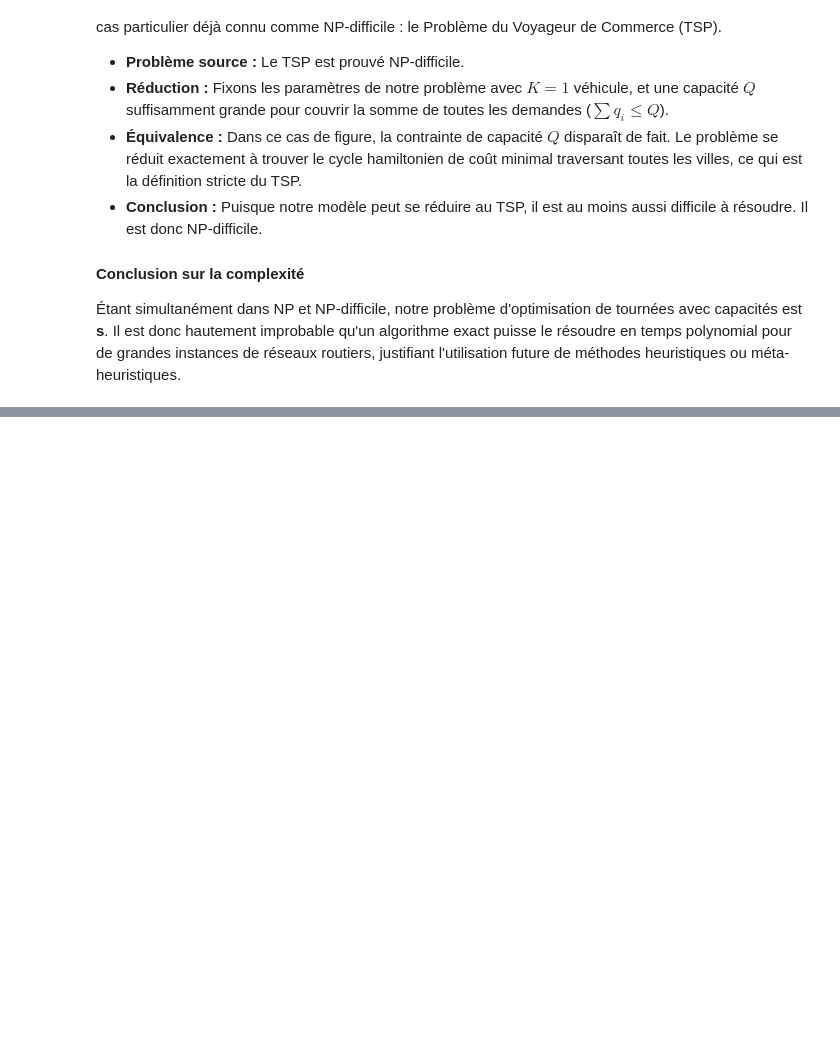
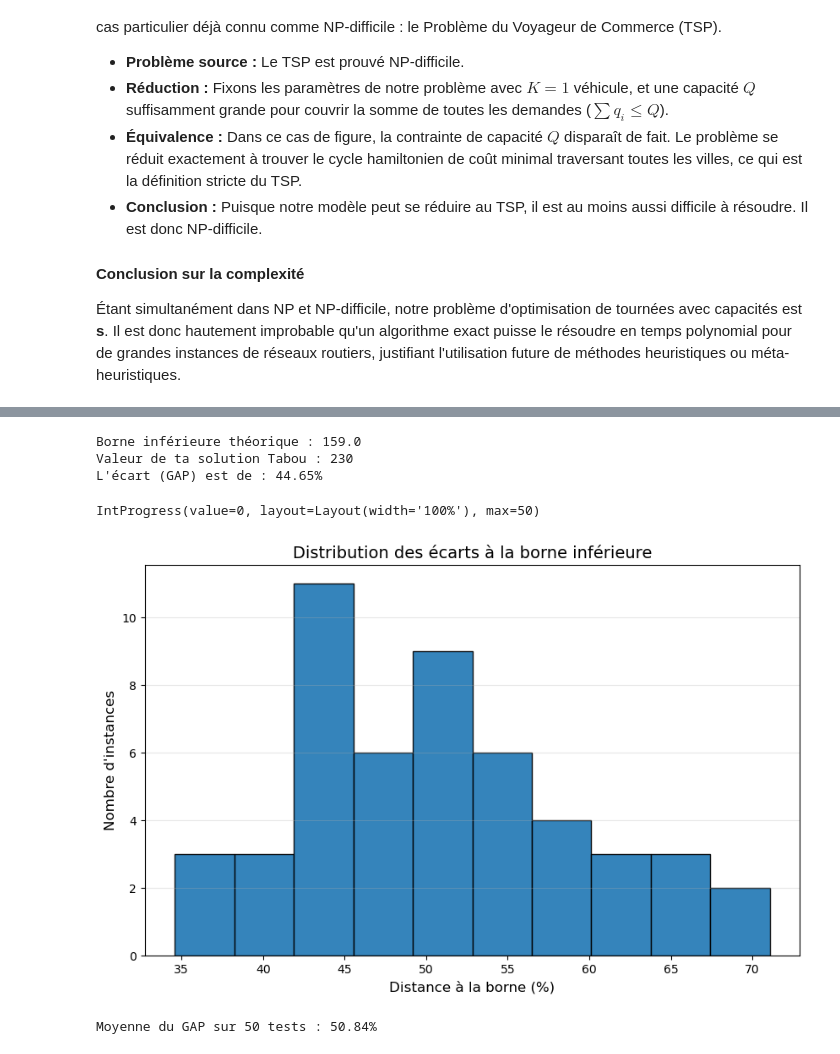
Before and after one commit to mxriine-mz/Green-VRP-Algorithms, a Jupyter notebook: Project_.ipynb, the cells around one changed output, grey strips where cells are left out. Cells and saved outputs as stored; diff of their text form; code cells hidden in the pictures; blank space fills up the shorter version.

```diff
--- a/Project_.ipynb
+++ b/Project_.ipynb
@@ -122,0 +785,80 @@ Pour prouver formellement la NP-difficulté, nous démontrons par restriction qu
+# %%
+def borne_inferieure(matrice, demandes, capacite_max):
+    n = len(matrice)
+    villes = range(n)
+
+    prob = LpProblem("CVRP_Lower_Bound", LpMinimize)
+
+    x = LpVariable.dicts('route', (villes, villes), 0, 1, LpBinary)
+
+    prob += lpSum([matrice[i][j] * x[i][j] for i in villes for j in villes if i != j])
+
+    # Contrainte 1 : Chaque ville (sauf dépôt) doit être visitée une fois
+    for j in range(1, n):
+        prob += lpSum([x[i][j] for i in villes if i != j]) == 1
+        prob += lpSum([x[j][i] for i in villes if i != j]) == 1
+
+    # Contrainte 2 : Le dépôt doit voir sortir/entrer autant de véhicules que nécessaire
+    prob += lpSum([x[0][j] for j in range(1, n)]) >= 1
+    prob += lpSum([x[i][0] for i in range(1, n)]) >= 1
+
+    prob.solve(PULP_CBC_CMD(msg=0))
+
+    return value(prob.objective) if (LpStatus[prob.status] == "Optimal") else None
+
+borne = borne_inferieure(mat, dems, cap)
+valeur_actuelle = distance_total(sol_TS, mat, dems, cap)
+
+print(f"Borne inférieure théorique : {borne}")
+print(f"Valeur de ta solution Tabou : {valeur_actuelle}")
+
+if borne:
+    gap = ((valeur_actuelle - borne) / borne) * 100
+    print(f"L'écart (GAP) est de : {gap:.2f}%")
+# %% [output]
+Borne inférieure théorique : 159.0
+Valeur de ta solution Tabou : 230
+L'écart (GAP) est de : 44.65%
+# %%
+gaps = deque(())
+nb_tests = 50
+iter_max = 100
+taille_tabou = 10
+
+bar = IntProgress(min=0, max=nb_tests, layout={"width" : "100%"})
+display(bar)
+
+for _ in range(nb_tests):
+    borne = borne_inferieure(mat, dems, cap)
+
+    val_depart = 1000000
+    while val_depart == 1000000:
+        solution_initiale = generer_random_solution(n, nb_v)
+        val_depart = distance_total(solution_initiale, mat, dems, cap)
+
+    sol_TS = recherche_tabou(solution_initiale, mat, dems, cap, taille_tabou, iter_max)
+    val_finale = distance_total(sol_TS, mat, dems, cap)
+
+    if borne and borne > 0:
+        ecart = ((val_finale - borne) / borne) * 100
+        gaps.append(ecart)
+
+    bar.value += 1
+
+bar.close()
+
+if gaps:
+    plt.figure(figsize=(10, 6))
+    plt.hist(gaps, bins=10, edgecolor='black', alpha=0.9)
+
+    plt.title("Distribution des écarts à la borne inférieure", fontsize=14)
+    plt.xlabel("Distance à la borne (%)", fontsize=12)
+    plt.ylabel("Nombre d'instances", fontsize=12)
+    plt.grid(axis='y', alpha=0.3)
+    plt.show();
+
+    print(f"Moyenne du GAP sur {nb_tests} tests : {sum(gaps) / len(gaps):.2f}%")
+# %% [output]
+IntProgress(value=0, layout=Layout(width='100%'), max=50)
+[figure, added]
+Moyenne du GAP sur 50 tests : 50.84%
```
Also changed, not shown: parts of 34 cells of this notebook.
